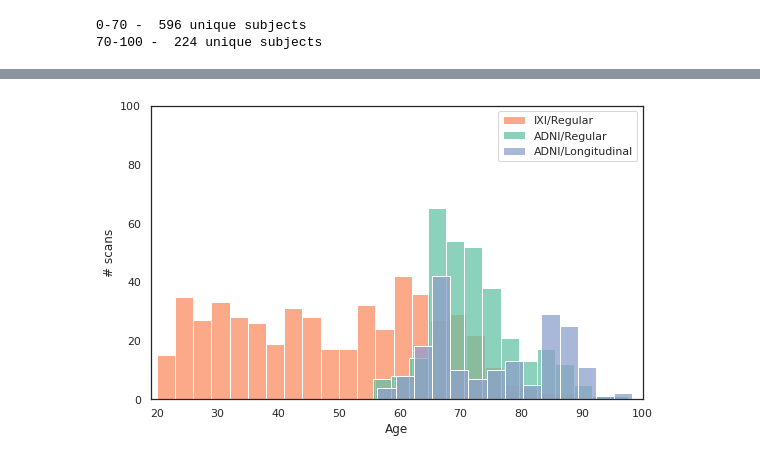
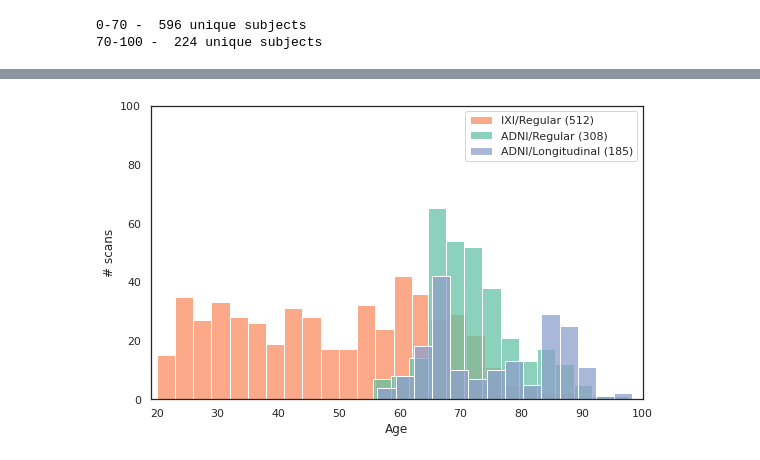
Before and after one commit to kapoloni/age_prediction, a Jupyter notebook: plots/data_distr.ipynb, the cells around one changed output, grey strips where cells are left out. Drawn from its saved outputs; the diff is of its cells as text; code cells hidden in the pictures.

```diff
--- a/plots/data_distr.ipynb
+++ b/plots/data_distr.ipynb
@@ -47,28 +47,28 @@ train.head()
 # %%
 # W/ Data Augmentation
 cmap = sns.color_palette('Set2')
 
 fig = plt.figure()
 
 ax1 = sns.histplot(data=train[(train.unique == 'Regular') &
                                (train.database == 'IXI')], x="Age",
-                   label='IXI/Regular', binwidth=3, color=cmap[1])
+                   label='IXI/Regular (512)', binwidth=3, color=cmap[1])
 ax2 = sns.histplot(data=train[(train.unique == 'Regular') &
                                (train.database == 'ADNI')], x="Age",
-                   label='ADNI/Regular', binwidth=3, color=cmap[0])
+                   label='ADNI/Regular (308)', binwidth=3, color=cmap[0])
 ax3 = sns.histplot(data=train[train.unique == 'Longitudinal'], x="Age",
-                   label='ADNI/Longitudinal', binwidth=3, color=cmap[2])
+                   label='ADNI/Longitudinal (185)', binwidth=3, color=cmap[2])
 handles, labels = plt.gca().get_legend_handles_labels()
 order = [1,0]
 plt.legend([handles[idx] for idx in order],[labels[idx] for idx in order])
 plt.xlim(19, 100)
 plt.ylim(0, 100)
 plt.legend()
 ax3.set(ylabel='# scans', xlabel='Age')
 fig.tight_layout()
 fig.savefig('Histogram_data_distribution.pdf', bbox_inches='tight', dpi=300)
 # %% [output]
-[figure, old version]
+[figure, new version]
 # %%
 # We applied four DataAugmentations
 _train = train.copy()
```
Also changed, not shown: parts of 2 cells of this notebook, 12 other files.
